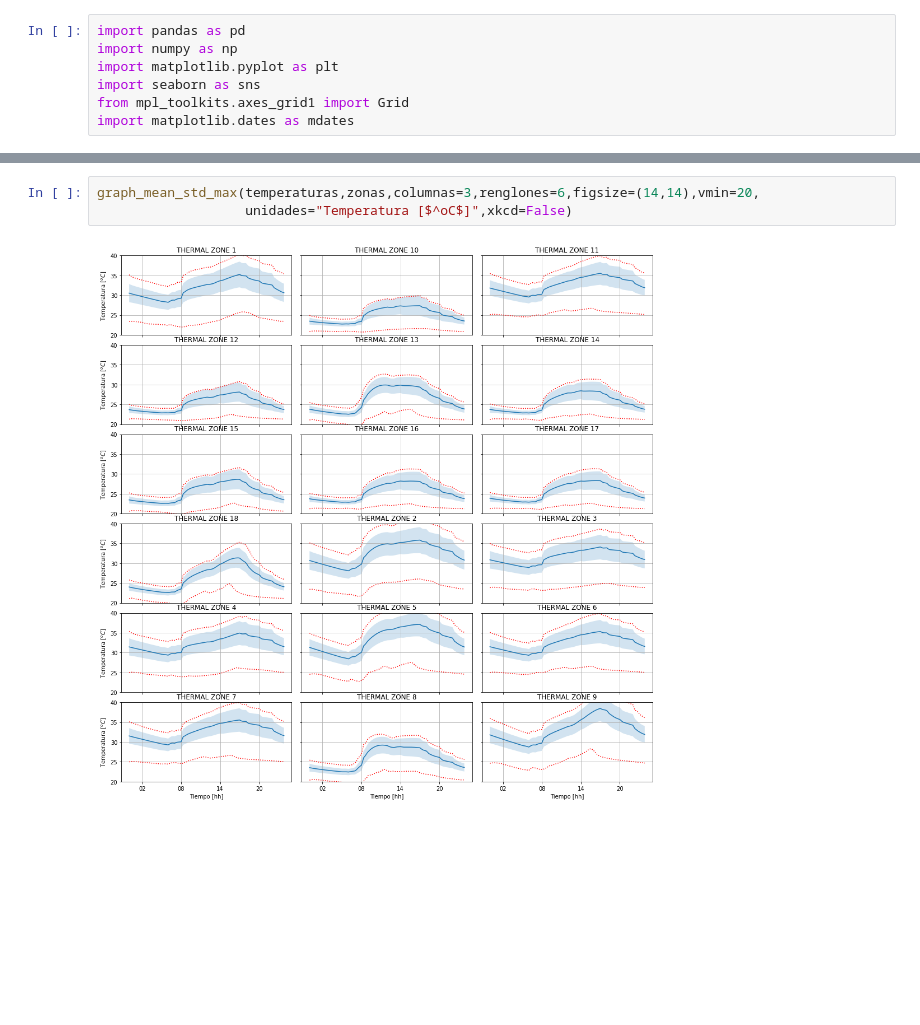
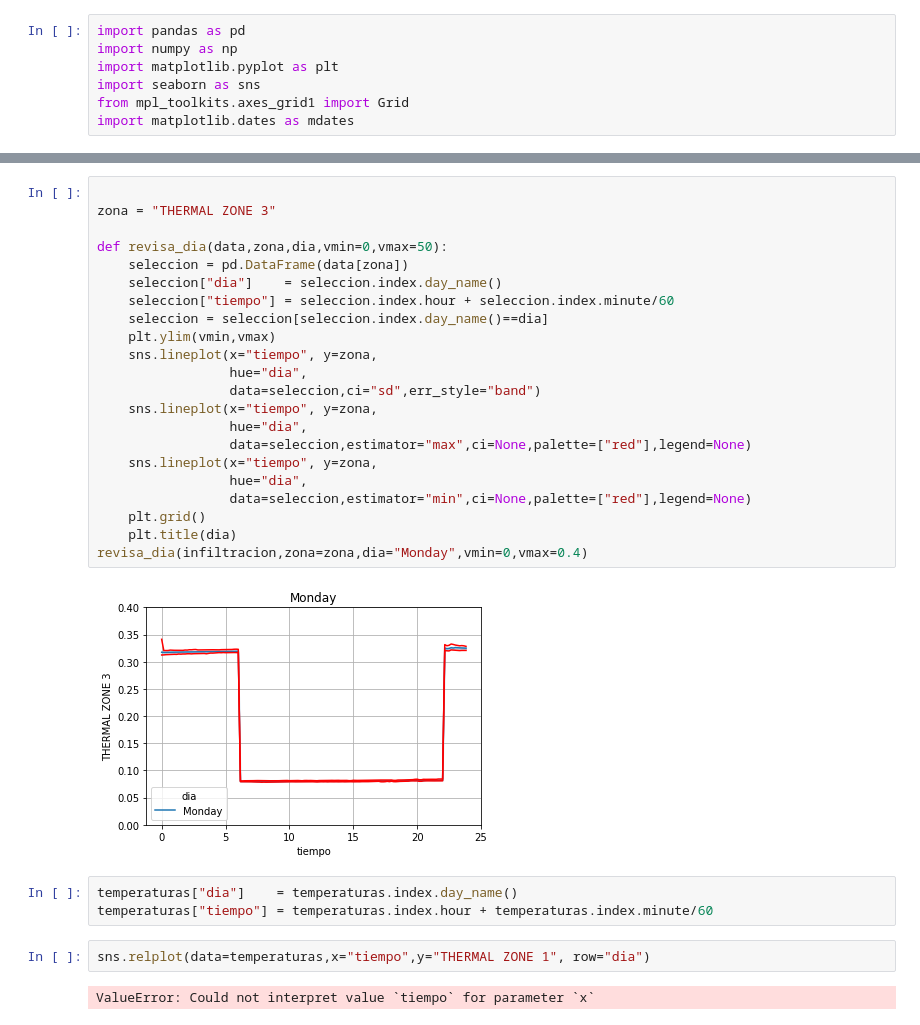
Before and after one commit to AltamarMx/review_simulation, a Jupyter notebook: notebooks/Analisis_nAC.ipynb, the cells around one changed output, grey strips where cells are left out. Cells and saved outputs as stored; diff of their text form; blank space fills up the shorter version.

```diff
--- a/notebooks/Analisis_nAC.ipynb
+++ b/notebooks/Analisis_nAC.ipynb
@@ -92,5 +95,31 @@ temperaturas,zonas = variable_osm(archivo,limpia_nombres=True)
-# %%
-graph_mean_std_max(temperaturas,zonas,columnas=3,renglones=6,figsize=(14,14),vmin=20,
-                   unidades="Temperatura [$^oC$]",xkcd=False)
-# %% [output]
-[figure, removed]
+# %%
+
+zona = "THERMAL ZONE 3"
+
+def revisa_dia(data,zona,dia,vmin=0,vmax=50):
+    seleccion = pd.DataFrame(data[zona])
+    seleccion["dia"]    = seleccion.index.day_name()
+    seleccion["tiempo"] = seleccion.index.hour + seleccion.index.minute/60
+    seleccion = seleccion[seleccion.index.day_name()==dia]
+    plt.ylim(vmin,vmax)
+    sns.lineplot(x="tiempo", y=zona,
+                 hue="dia",
+                 data=seleccion,ci="sd",err_style="band")
+    sns.lineplot(x="tiempo", y=zona,
+                 hue="dia",
+                 data=seleccion,estimator="max",ci=None,palette=["red"],legend=None)
+    sns.lineplot(x="tiempo", y=zona,
+                 hue="dia",
+                 data=seleccion,estimator="min",ci=None,palette=["red"],legend=None)
+    plt.grid()
+    plt.title(dia)
+revisa_dia(infiltracion,zona=zona,dia="Monday",vmin=0,vmax=0.4)
+# %% [output]
+[figure, added]
+# %%
+temperaturas["dia"]    = temperaturas.index.day_name()
+temperaturas["tiempo"] = temperaturas.index.hour + temperaturas.index.minute/60
+# %%
+sns.relplot(data=temperaturas,x="tiempo",y="THERMAL ZONE 1", row="dia")
+# %% [output]
+ValueError: Could not interpret value `tiempo` for parameter `x`
```
Also changed, not shown: parts of 6 cells of this notebook.
